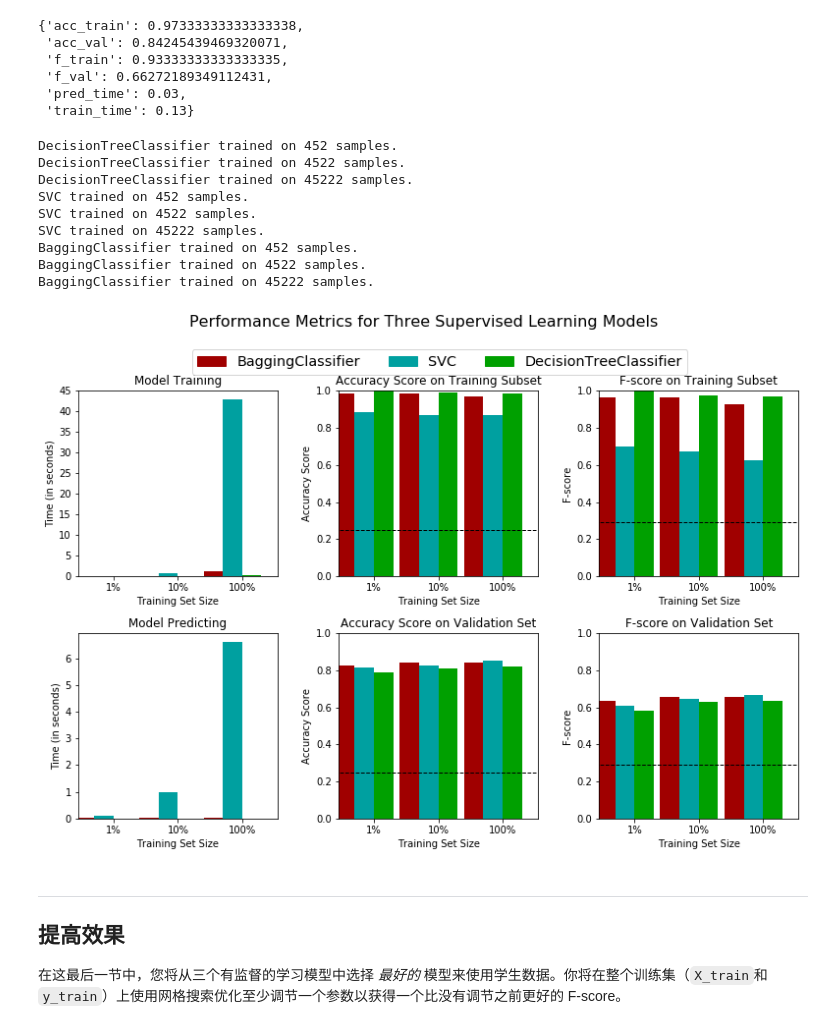
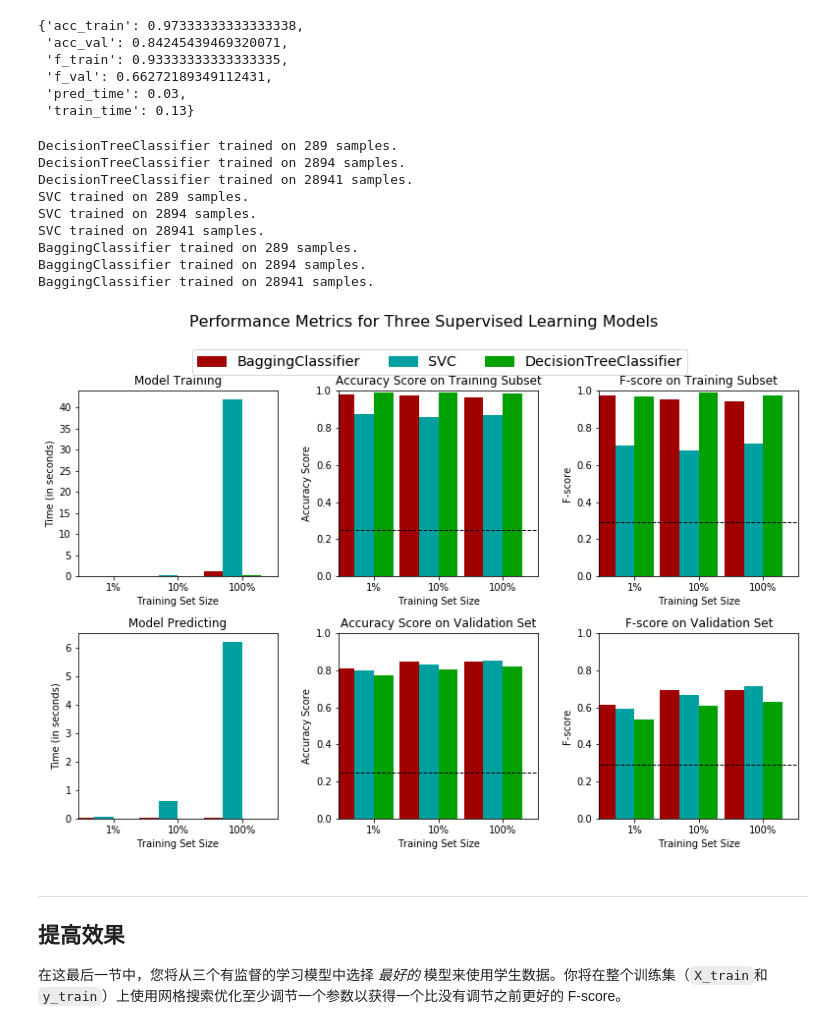
Before and after one commit to Actmerce/MID_PJ2, a Jupyter notebook: finding_donors.ipynb, the cells around one changed output. Cells and saved outputs as stored; diff of their text form; code cells hidden in the pictures.

```diff
--- a/finding_donors.ipynb
+++ b/finding_donors.ipynb
@@ -229,10 +229,10 @@ $$ F_{\beta} = (1 + \beta^2) \cdot \frac{precision \cdot recall}{\left( \beta^2
 #不能使用scikit-learn，你需要根据公式自己实现相关计算。
 
 #TODO： 计算准确率
-accuracy = (float(sum(income)) / len(income))
+accuracy = (float(sum(y_val)) / len(y_val))
 
 # TODO： 计算查准率 Precision
-precision = (float(sum(income)) / len(income))
+precision = (float(sum(y_val)) / len(y_val))
 
 # TODO： 计算查全率 Recall
 recall = 1.0
@@ -361,7 +361,7 @@ def train_predict(learner, sample_size, X_train, y_train, X_val, y_val):
     '''
 
     results = {}
-    beta = 2.  # 我认为查全率重要一些
+    beta = 0.5
 
     # TODO：使用sample_size大小的训练数据来拟合学习器
     # TODO: Fit the learner to the training data using slicing with 'sample_size'
@@ -413,9 +413,12 @@ def train_predict(learner, sample_size, X_train, y_train, X_val, y_val):
 samples = int(n_records * 0.1)
 # %%
 from sklearn.ensemble import BaggingClassifier
+from sklearn.svm import SVC
+from sklearn.tree import DecisionTreeClassifier
 
+# SVC(kernel='linear', random_state=2333)
 
-clf_A = BaggingClassifier()
+clf_A = BaggingClassifier(random_state=2333, base_estimator=DecisionTreeClassifier(random_state=2333))
 
 train_predict(clf_A, samples, X_train, y_train, X_val, y_val)
 # %% [output]
@@ -429,40 +432,41 @@ BaggingClassifier trained on 4522 samples.
 # %%
 # TODO：从sklearn中导入三个监督学习模型
 from sklearn.tree import DecisionTreeClassifier
 from sklearn.svm import SVC
 from sklearn.ensemble import BaggingClassifier
 
 # TODO：初始化三个模型
-clf_A = DecisionTreeClassifier()
-clf_B = SVC(kernel='linear')
-clf_C = BaggingClassifier()
+clf_A = DecisionTreeClassifier(random_state=2333)
+clf_B = SVC(kernel='linear', random_state=2333)
+clf_C = BaggingClassifier(random_state=2333)
 
 # TODO：计算1%， 10%， 100%的训练数据分别对应多少点
-samples_1 = int(n_records * 0.01)
-samples_10 = int(n_records * 0.1)
-samples_100 = n_records
+n = len(X_train)
+samples_1 = int(n * 0.01)
+samples_10 = int(n * 0.1)
+samples_100 = n
 
 # 收集学习器的结果
 results = {}
 for clf in [clf_A, clf_B, clf_C]:
     clf_name = clf.__class__.__name__
     results[clf_name] = {}
     for i, samples in enumerate([samples_1, samples_10, samples_100]):
         results[clf_name][i] = train_predict(clf, samples, X_train, y_train, X_val, y_val)
 
 # 对选择的三个模型得到的评价结果进行可视化
 vs.evaluate(results, accuracy, fscore)
 # %% [output]
-DecisionTreeClassifier trained on 452 samples.
-DecisionTreeClassifier trained on 4522 samples.
-DecisionTreeClassifier trained on 45222 samples.
-SVC trained on 452 samples.
-SVC trained on 4522 samples.
-SVC trained on 45222 samples.
-BaggingClassifier trained on 452 samples.
-BaggingClassifier trained on 4522 samples.
-BaggingClassifier trained on 45222 samples.
+DecisionTreeClassifier trained on 289 samples.
+DecisionTreeClassifier trained on 2894 samples.
+DecisionTreeClassifier trained on 28941 samples.
+SVC trained on 289 samples.
+SVC trained on 2894 samples.
+SVC trained on 28941 samples.
+BaggingClassifier trained on 289 samples.
+BaggingClassifier trained on 2894 samples.
+BaggingClassifier trained on 28941 samples.
-[figure, old version]
+[figure, new version]
 # %% [markdown]
 ----
 ## 提高效果
```
Also changed, not shown: parts of 8 cells of this notebook, 1 other file.
